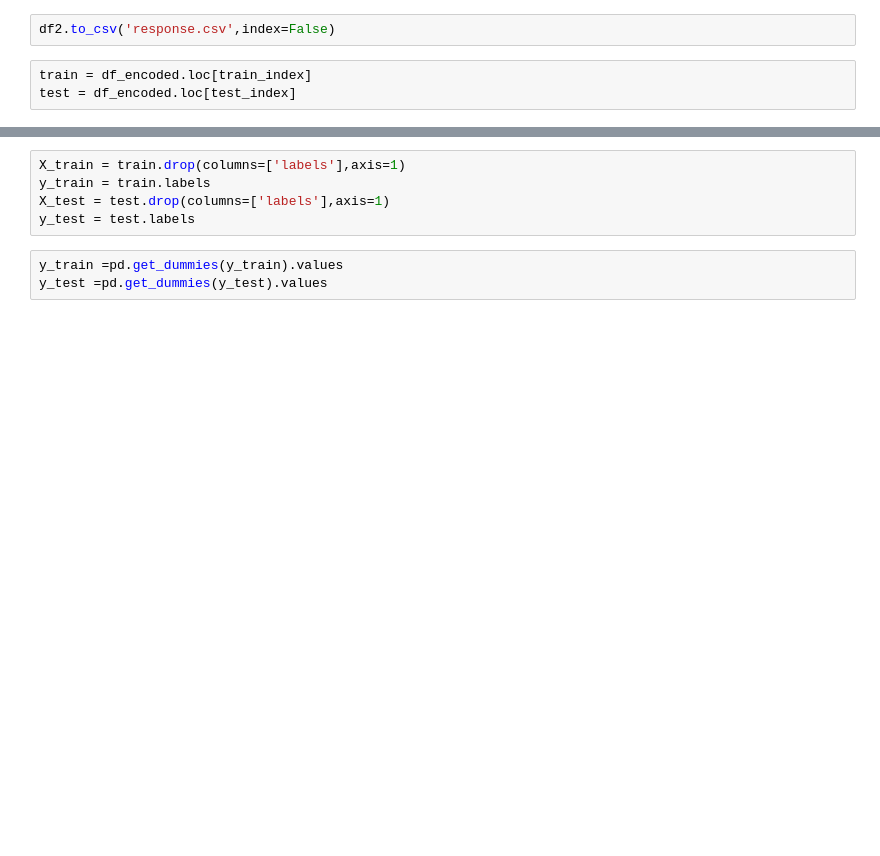
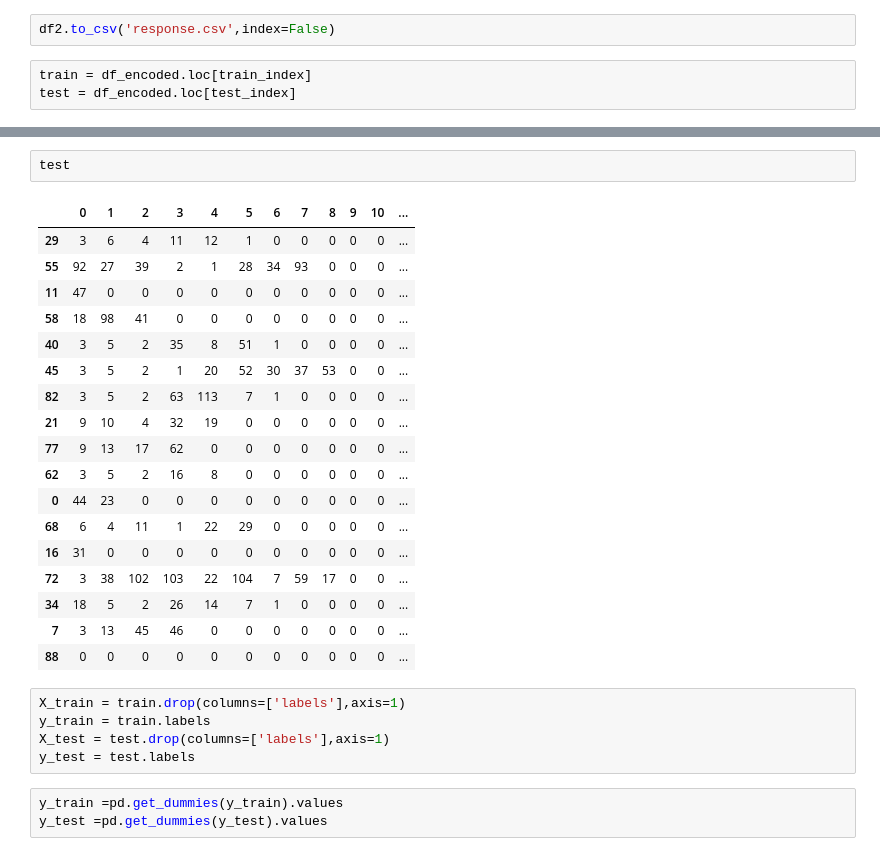
Before and after one commit to Apprentice-doa/Chatbot-using-NLP, a Jupyter notebook: chatbot.ipynb, the cells around one changed output, grey strips where cells are left out. Drawn from its saved outputs; the diff is of its cells as text; blank space fills up the shorter version.

```diff
--- a/chatbot.ipynb
+++ b/chatbot.ipynb
@@ -314,3 +361,24 @@ test = df_encoded.loc[test_index]
+# %%
+test
+# %% [output]
+|  | 0 | 1 | 2 | 3 | 4 | 5 | 6 | 7 | 8 | 9 | 10 | ... |
+| 29 | 3 | 6 | 4 | 11 | 12 | 1 | 0 | 0 | 0 | 0 | 0 | ... |
+| 55 | 92 | 27 | 39 | 2 | 1 | 28 | 34 | 93 | 0 | 0 | 0 | ... |
+| 11 | 47 | 0 | 0 | 0 | 0 | 0 | 0 | 0 | 0 | 0 | 0 | ... |
+| 58 | 18 | 98 | 41 | 0 | 0 | 0 | 0 | 0 | 0 | 0 | 0 | ... |
+| 40 | 3 | 5 | 2 | 35 | 8 | 51 | 1 | 0 | 0 | 0 | 0 | ... |
+| 45 | 3 | 5 | 2 | 1 | 20 | 52 | 30 | 37 | 53 | 0 | 0 | ... |
+| 82 | 3 | 5 | 2 | 63 | 113 | 7 | 1 | 0 | 0 | 0 | 0 | ... |
+| 21 | 9 | 10 | 4 | 32 | 19 | 0 | 0 | 0 | 0 | 0 | 0 | ... |
+| 77 | 9 | 13 | 17 | 62 | 0 | 0 | 0 | 0 | 0 | 0 | 0 | ... |
+| 62 | 3 | 5 | 2 | 16 | 8 | 0 | 0 | 0 | 0 | 0 | 0 | ... |
+| 0 | 44 | 23 | 0 | 0 | 0 | 0 | 0 | 0 | 0 | 0 | 0 | ... |
+| 68 | 6 | 4 | 11 | 1 | 22 | 29 | 0 | 0 | 0 | 0 | 0 | ... |
+| 16 | 31 | 0 | 0 | 0 | 0 | 0 | 0 | 0 | 0 | 0 | 0 | ... |
+| 72 | 3 | 38 | 102 | 103 | 22 | 104 | 7 | 59 | 17 | 0 | 0 | ... |
+| 34 | 18 | 5 | 2 | 26 | 14 | 7 | 1 | 0 | 0 | 0 | 0 | ... |
+| 7 | 3 | 13 | 45 | 46 | 0 | 0 | 0 | 0 | 0 | 0 | 0 | ... |
+| 88 | 0 | 0 | 0 | 0 | 0 | 0 | 0 | 0 | 0 | 0 | 0 | ... |
 # %%
 X_train = train.drop(columns=['labels'],axis=1)
 y_train = train.labels
```
Also changed, not shown: parts of 8 cells of this notebook, 4 other files.
